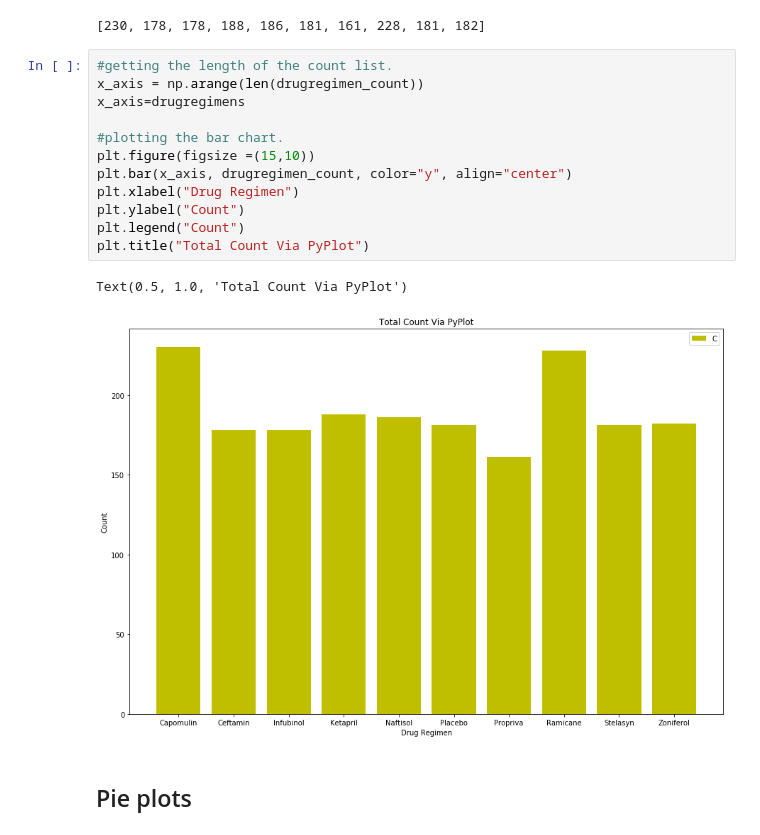
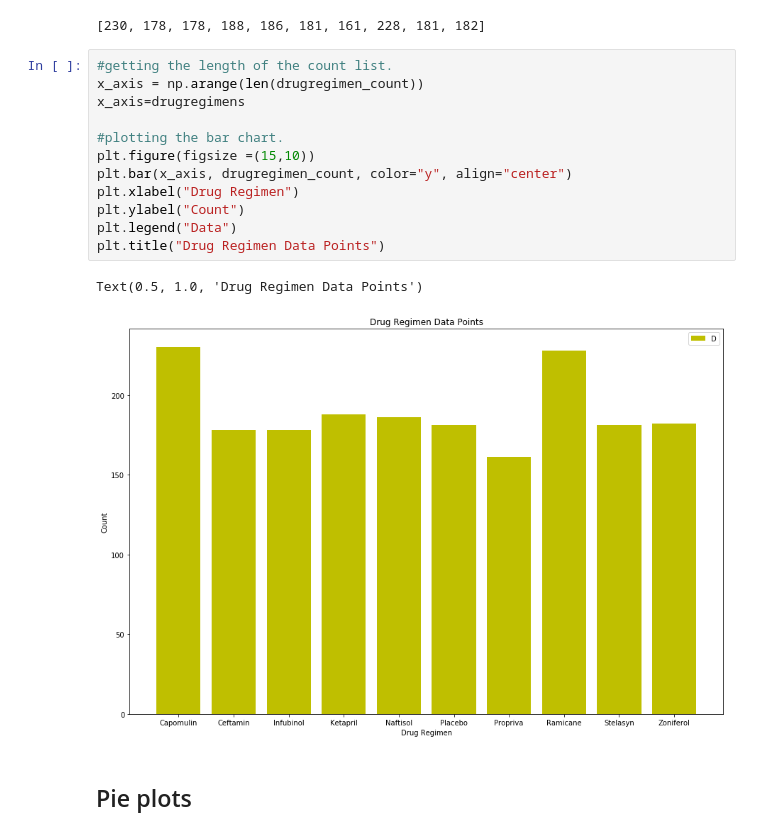
Before and after one commit to narayanan-nithya/Pymaceuticals_Matplotlib_Visualization, a Jupyter notebook: Nithya_Pymaceuticals.ipynb, the cells around one changed output. Cells and saved outputs as stored; diff of their text form.

```diff
--- a/Nithya_Pymaceuticals.ipynb
+++ b/Nithya_Pymaceuticals.ipynb
@@ -109,18 +109,18 @@ drugregimen_count
 # %%
 #getting the length of the count list.
 x_axis = np.arange(len(drugregimen_count))
 x_axis=drugregimens
 
 #plotting the bar chart.
 plt.figure(figsize =(15,10))
 plt.bar(x_axis, drugregimen_count, color="y", align="center")
 plt.xlabel("Drug Regimen")
 plt.ylabel("Count")
-plt.legend("Count")
-plt.title("Total Count Via PyPlot")
+plt.legend("Data")
+plt.title("Drug Regimen Data Points")
 # %% [output]
-Text(0.5, 1.0, 'Total Count Via PyPlot')
+Text(0.5, 1.0, 'Drug Regimen Data Points')
-[figure, old version]
+[figure, new version]
 # %% [markdown]
 ## Pie plots
 # %%
```
Also changed, not shown: parts of 1 cell of this notebook.
